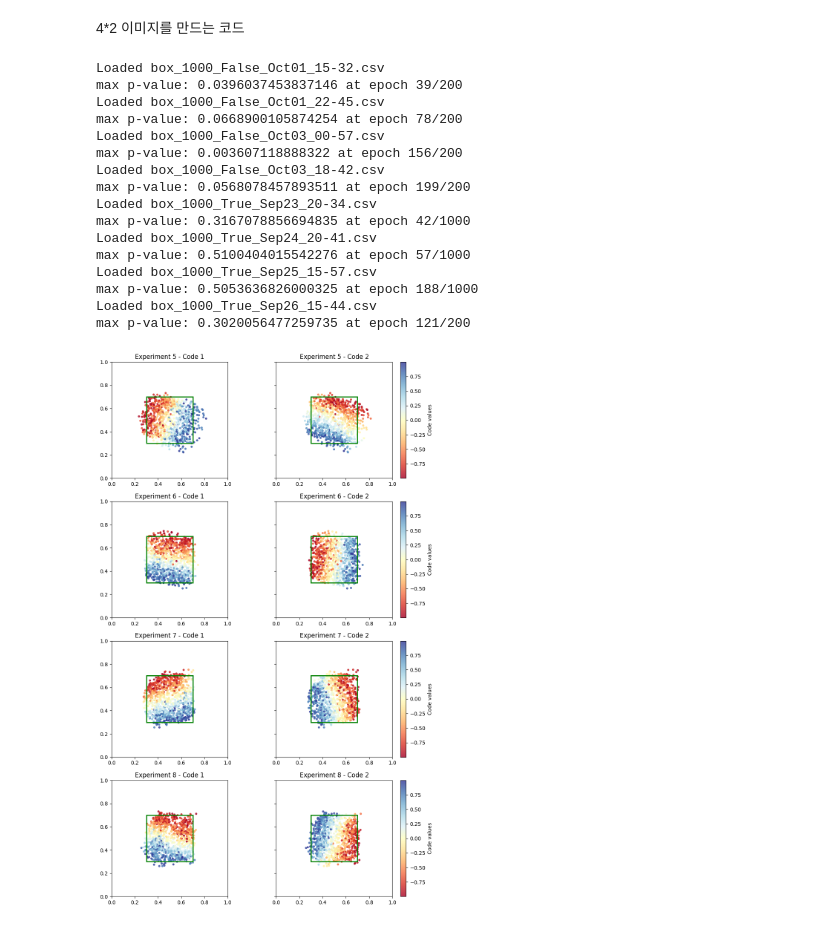
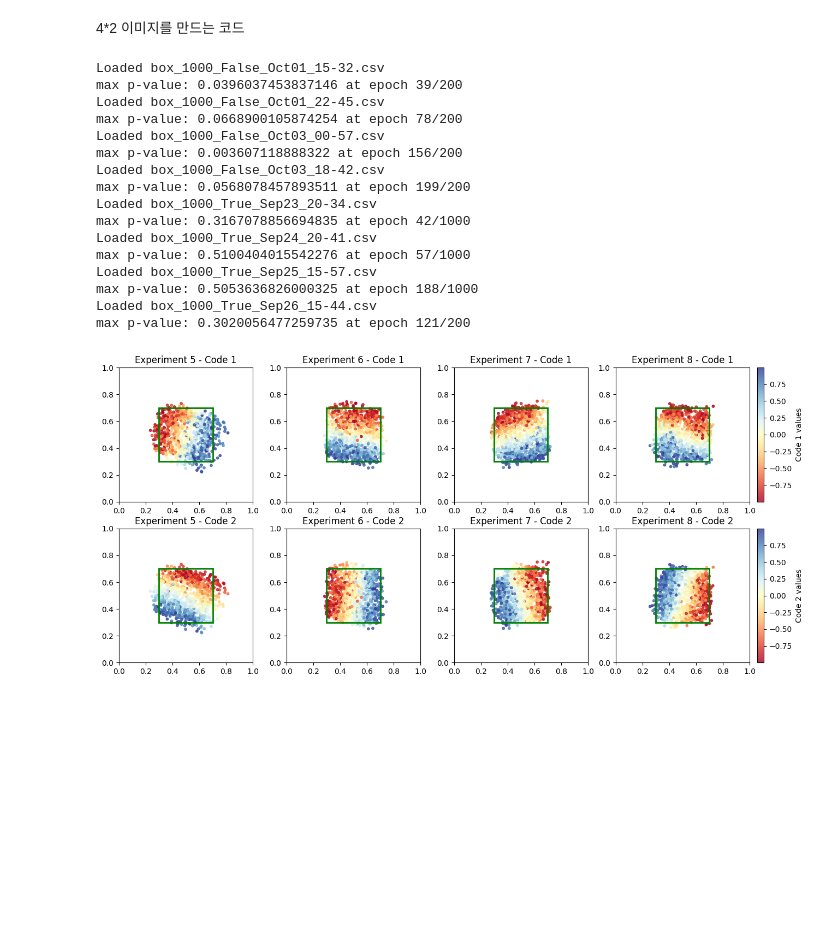
Before and after one commit to red1108/infoQGAN, a Jupyter notebook: visualize/disentanglement.ipynb, the cells around one changed output. Drawn from its saved outputs; the diff is of its cells as text; code cells hidden in the pictures; blank space fills up the shorter version.

Commit message:
add horizontal image

```diff
--- a/visualize/disentanglement.ipynb
+++ b/visualize/disentanglement.ipynb
@@ -18,8 +18,8 @@ true_idx = 0
 false_idx = 0
 
 # True와 False에 대한 figure와 axes를 생성합니다.
-fig_true, axes_true = plt.subplots(4, 2, figsize=(10, 16), gridspec_kw={'wspace': 0.1})
-fig_false, axes_false = plt.subplots(4, 2, figsize=(10, 16), gridspec_kw={'wspace': 0.1})
+fig_true, axes_true = plt.subplots(2, 4, figsize=(15, 6), gridspec_kw={'wspace': 0.1})
+fig_false, axes_false = plt.subplots(2, 4, figsize=(15, 6), gridspec_kw={'wspace': 0.1})
 
 for idx, experiment_name in enumerate(experiment_names):
     experiment_path = os.path.join(result_dir, f"{experiment_name}.csv")
@@ -62,12 +62,12 @@ for idx, experiment_name in enumerate(experiment_names):
 
     # 플롯할 축 선택
     if "True" in experiment_name:
-        ax1 = axes_true[true_idx, 0]
-        ax2 = axes_true[true_idx, 1]
+        ax1 = axes_true[true_idx // 4, true_idx % 4]
+        ax2 = axes_true[(true_idx + 4) // 4, (true_idx + 4) % 4]
         true_idx += 1
     else:
-        ax1 = axes_false[false_idx, 0]
-        ax2 = axes_false[false_idx, 1]
+        ax1 = axes_false[false_idx // 4, false_idx % 4]
+        ax2 = axes_false[(false_idx + 4) // 4, (false_idx + 4) % 4]
         false_idx += 1
 
     # 첫 번째 코드로 색상 지정하여 플롯 (RdYlBu cmap 및 alpha 값 적용)
@@ -87,43 +87,49 @@ for idx, experiment_name in enumerate(experiment_names):
     ax2.set_xlim(0, 1)
     ax2.set_ylim(0, 1)
     ax2.set_aspect('equal')
-    ax2.tick_params(labelleft=False)  # y축 범례 제거
 
     # 초록색 사각형 추가 (위치: [0.3, 0.7]x[0.3, 0.7])
     rect2 = patches.Rectangle((0.3, 0.3), 0.4, 0.4, linewidth=2, edgecolor='green', facecolor='none')
     ax2.add_patch(rect2)
 
-    # 오른쪽 플롯에만 컬러바 추가
-    cbar2 = plt.colorbar(scatter2, ax=ax2)
-    cbar2.set_label('Code values')
+# True 실험에 대해 오른쪽 열에만 컬러바 추가
+fig_true.subplots_adjust(left=0.05, right=0.85, top=0.95, bottom=0.05)
+cbar_true1 = fig_true.colorbar(scatter1, ax=axes_true[0][-1], location='right', fraction=0.05)
+cbar_true1.set_label('Code 1 values')
+cbar_true2 = fig_true.colorbar(scatter2, ax=axes_true[1][-1], location='right', fraction=0.05)
+cbar_true2.set_label('Code 2 values')
+
+# False 실험에 대해 오른쪽 열에만 컬러바 추가
+fig_false.subplots_adjust(left=0.05, right=0.85, top=0.95, bottom=0.05)
+cbar_false1 = fig_false.colorbar(scatter1, ax=axes_false[0][-1], location='right', fraction=0.05)
+cbar_false1.set_label('Code 1 values')
+cbar_false2 = fig_false.colorbar(scatter2, ax=axes_false[1][-1], location='right', fraction=0.05)
+cbar_false2.set_label('Code 2 values')
 
 # 레이아웃 조정 및 이미지 저장
-fig_true.subplots_adjust(left=0.05, right=0.95, top=0.95, bottom=0.05)
-fig_false.subplots_adjust(left=0.05, right=0.95, top=0.95, bottom=0.05)
-
-fig_true.savefig(os.path.join(result_dir, "True_experiments_with_colorbars.png"))
-fig_false.savefig(os.path.join(result_dir, "False_experiments_with_colorbars.png"))
+fig_true.savefig(os.path.join(result_dir, "True_experiments_with_colorbars_horizontal.png"))
+fig_false.savefig(os.path.join(result_dir, "False_experiments_with_colorbars_horizontal.png"))
 
 # 현재 경로에도 사진 저장
-fig_true.savefig("True_experiments_with_colorbars.png")
-fig_false.savefig("False_experiments_with_colorbars.png")
+fig_true.savefig("2D_disentanglement_InfoQGAN_horizontal.png")
+fig_false.savefig("2D_disentanglement_QGAN_horizontal.png")
 
 plt.show()
 # %% [output]
 Loaded box_1000_False_Oct01_15-32.csv
 max p-value: 0.0396037453837146 at epoch 39/200
 Loaded box_1000_False_Oct01_22-45.csv
 max p-value: 0.0668900105874254 at epoch 78/200
 Loaded box_1000_False_Oct03_00-57.csv
 max p-value: 0.003607118888322 at epoch 156/200
 Loaded box_1000_False_Oct03_18-42.csv
 max p-value: 0.0568078457893511 at epoch 199/200
 Loaded box_1000_True_Sep23_20-34.csv
 max p-value: 0.3167078856694835 at epoch 42/1000
 Loaded box_1000_True_Sep24_20-41.csv
 max p-value: 0.5100404015542276 at epoch 57/1000
 Loaded box_1000_True_Sep25_15-57.csv
 max p-value: 0.5053636826000325 at epoch 188/1000
 Loaded box_1000_True_Sep26_15-44.csv
 max p-value: 0.3020056477259735 at epoch 121/200
-[figure, old version]
+[figure, new version]
```
Also changed, not shown: parts of 1 cell of this notebook, 5 other files.
